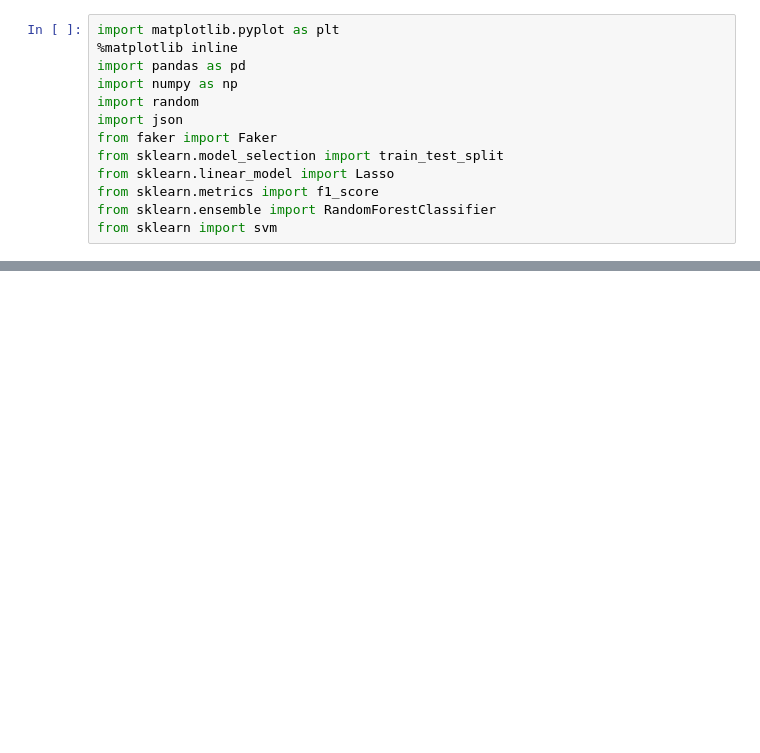
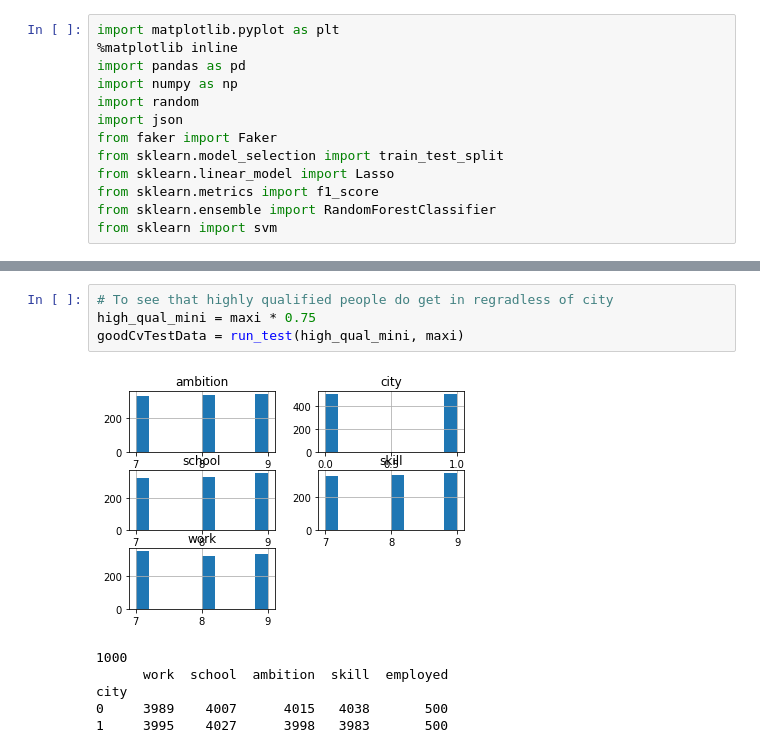
Before and after one commit to AliaElKattan/survivalofthebestfit, a Jupyter notebook: data-engineering/biased-data-gen.ipynb, the cells around one changed output, grey strips where cells are left out. Cells and saved outputs as stored; diff of their text form; blank space fills up the shorter version.

```diff
--- a/data-engineering/biased-data-gen.ipynb
+++ b/data-engineering/biased-data-gen.ipynb
@@ -262,0 +144,11 @@ city
+# %%
+# To see that highly qualified people do get in regradless of city
+high_qual_mini = maxi * 0.75
+goodCvTestData = run_test(high_qual_mini, maxi)
+# %% [output]
+[figure, added]
+1000
+      work  school  ambition  skill  employed
+city
+0     3989    4007      4015   4038       500
+1     3995    4027      3998   3983       500
```
Also changed, not shown: parts of 18 cells of this notebook, 17 other files.
